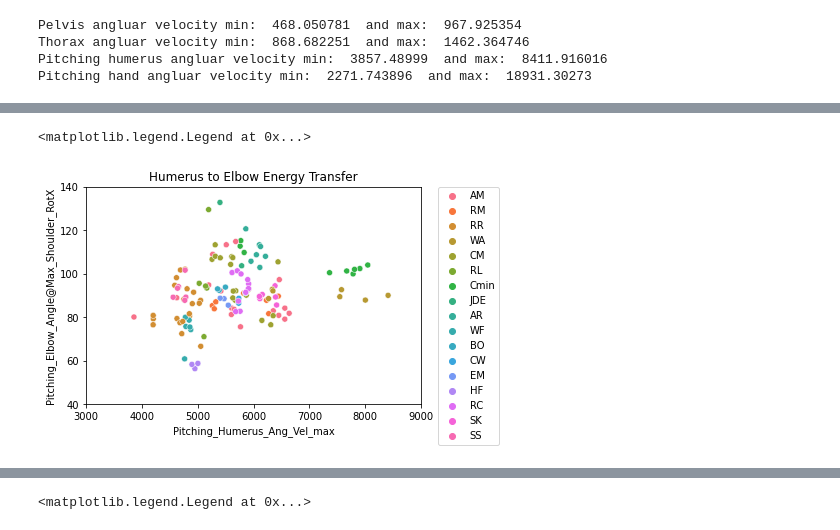
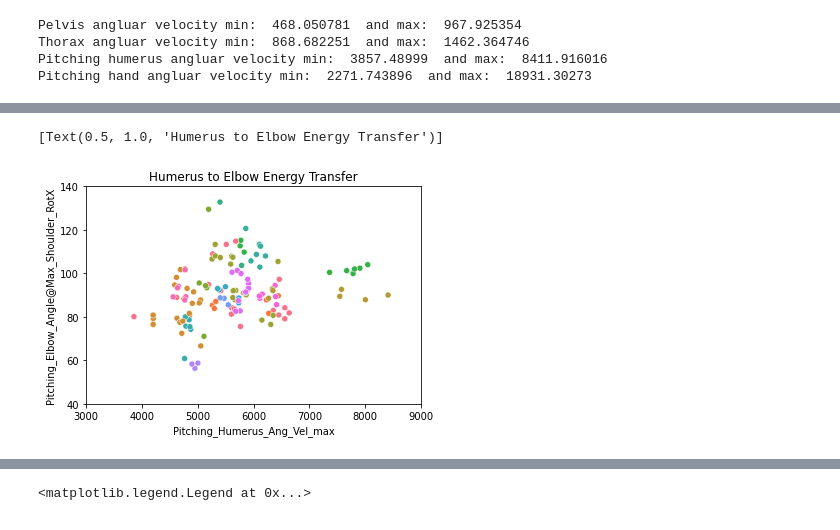
Before and after one commit to joeymylott/WakeForestBiomechanicsAndAnalytics, a Jupyter notebook: BiomechanicsVisualization (no names).ipynb, the cells around one changed output, grey strips where cells are left out. Saved outputs shown, nothing was run; the diff lists cells and outputs as text; code cells hidden in the pictures.

```diff
--- a/BiomechanicsVisualization (no names).ipynb
+++ b/BiomechanicsVisualization (no names).ipynb
@@ -10,7 +10,7 @@ import seaborn as sns
 
 # Download csv file of biomechanics data
 
-wakedf = pd.read_csv(r'C:\Users\joeym\Documents\Wake Forest\Pitching Lab\WakePitchersAsOfJan2021.csv')
+wakedf = pd.read_csv(r'C:\Users\joeym\Documents\Wake Forest\Pitching Lab\Baseball Analytics\Team Biomechanics\WakePitchersAsOfJan2021.csv')
 wakedf = wakedf.drop(columns = ['Unnamed: 0'])
 wakedf
 # %% [output]
@@ -169,14 +166,13 @@ plt.legend(bbox_to_anchor=(1.05, 1), loc=2, borderaxespad=0.)
 # %%
 # Look into elbow extension velocity instead of hand angular velocity
 
-elbowext = sns.scatterplot(x='Pitching_Humerus_Ang_Vel_max', y='Pitching_Elbow_Angle@Max_Shoulder_RotX', data=wakefb, hue='Pitcher')
+elbowext = sns.scatterplot(x='Pitching_Humerus_Ang_Vel_max', y='Pitching_Elbow_Angle@Max_Shoulder_RotX', data=wakefb, hue='Pitcher', legend=False)
 elbowext.set(xlim=(3000, 9000))
 elbowext.set(ylim=(40, 140))
 elbowext.set(title="Humerus to Elbow Energy Transfer")
-plt.legend(bbox_to_anchor=(1.05, 1), loc=2, borderaxespad=0.)
 # %% [output]
-<matplotlib.legend.Legend at 0x...>
+[Text(0.5, 1.0, 'Humerus to Elbow Energy Transfer')]
-[figure, old version]
+[figure, new version]
 # %%
 # Import cleaned up biomechanics data from Coby's script
 
```
Also changed, not shown: parts of 12 cells of this notebook.
